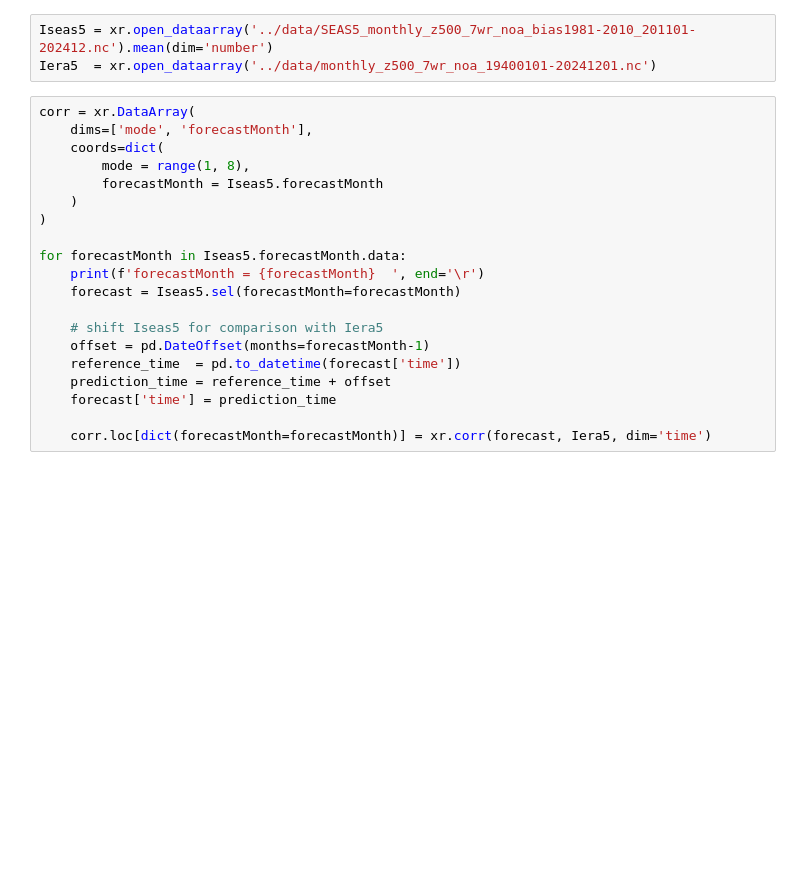
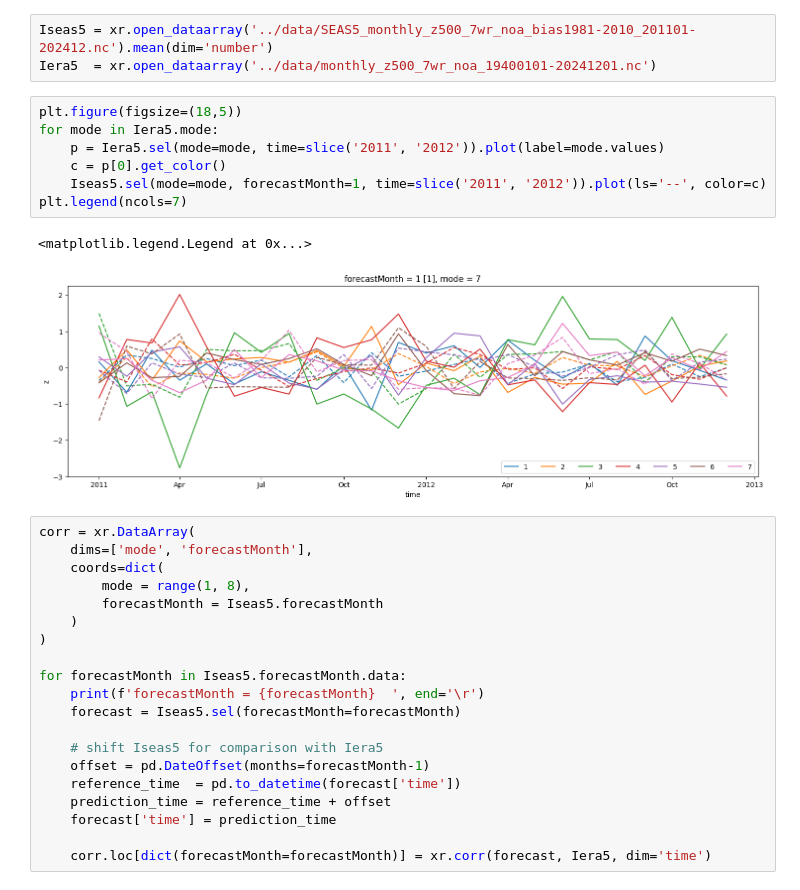
Before and after one commit to DSIP-FBK/anom_recon, a Jupyter notebook: notebooks/seas5_Iwr_corr.ipynb, the cells around one changed output. Cells and saved outputs as stored; diff of their text form; blank space fills up the shorter version.

Commit message:
timeseries plot

```diff
--- a/notebooks/seas5_Iwr_corr.ipynb
+++ b/notebooks/seas5_Iwr_corr.ipynb
@@ -6,6 +6,16 @@ import matplotlib.pyplot as plt
 # %%
 Iseas5 = xr.open_dataarray('../data/SEAS5_monthly_z500_7wr_noa_bias1981-2010_201101-202412.nc').mean(dim='number')
 Iera5  = xr.open_dataarray('../data/monthly_z500_7wr_noa_19400101-20241201.nc')
+# %%
+plt.figure(figsize=(18,5))
+for mode in Iera5.mode:
+    p = Iera5.sel(mode=mode, time=slice('2011', '2012')).plot(label=mode.values)
+    c = p[0].get_color()
+    Iseas5.sel(mode=mode, forecastMonth=1, time=slice('2011', '2012')).plot(ls='--', color=c)
+plt.legend(ncols=7)
+# %% [output]
+<matplotlib.legend.Legend at 0x...>
+[figure, added]
 # %%
 corr = xr.DataArray(
     dims=['mode', 'forecastMonth'],
```
Also changed, not shown: parts of 1 cell of this notebook.
